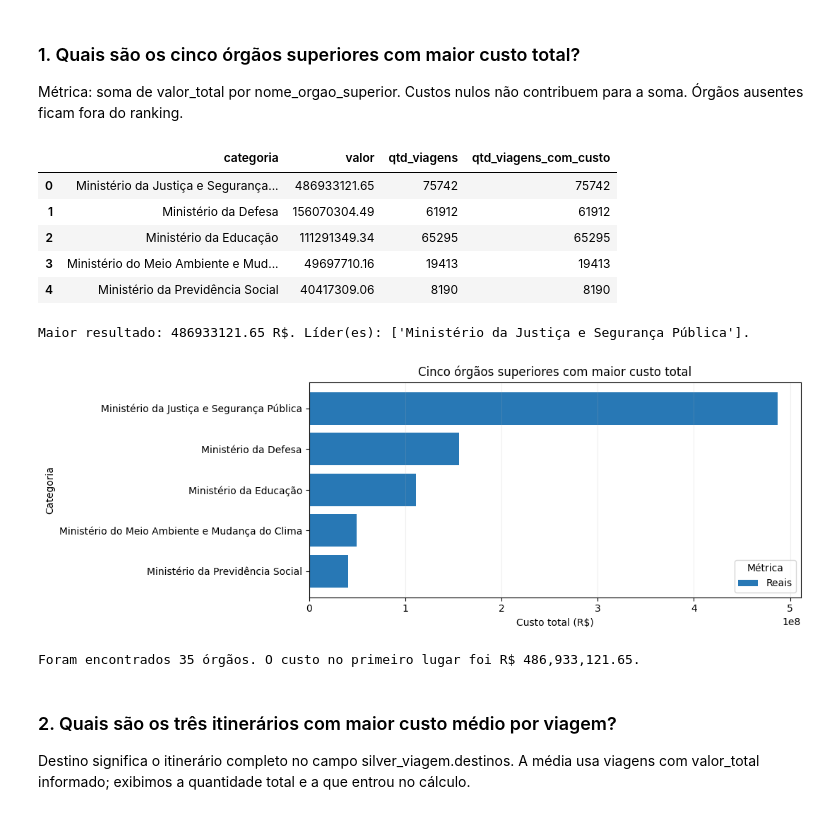
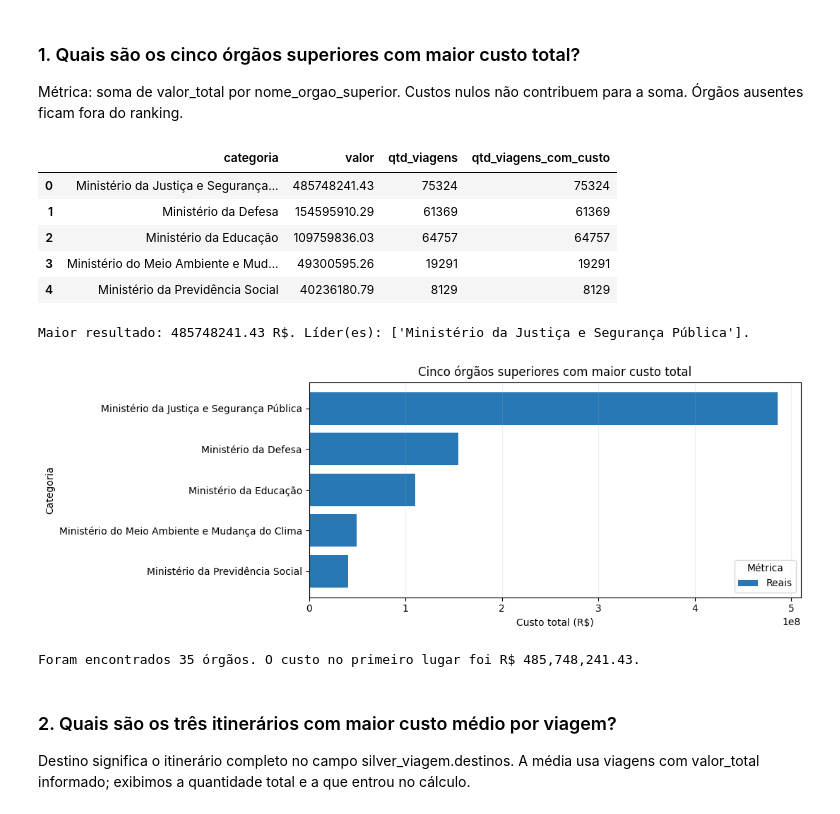
Before and after one commit to cudo80/projeto_avaliativo_modulo1_turma05, a Jupyter notebook: postgresql/3_analise.ipynb, the cells around one changed output. Drawn from its saved outputs; the diff is of its cells as text; code cells hidden in the pictures.

```diff
--- a/postgresql/3_analise.ipynb
+++ b/postgresql/3_analise.ipynb
@@ -129,33 +129,34 @@ Métrica: soma de valor_total por nome_orgao_superior. Custos nulos não contrib
 # %%
 """Consulta o custo total e o número de viagens por órgão superior.
 
 Ordena pelo custo decrescente e usa o nome como critério de desempate."""
 sql_orgaos = """
 SELECT btrim(nome_orgao_superior) AS categoria,
        sum(valor_total) AS valor, count(*) AS qtd_viagens,
        count(valor_total) AS qtd_viagens_com_custo
 FROM silver_viagem
 WHERE nullif(btrim(nome_orgao_superior), '') IS NOT NULL
+  AND situacao = 'Realizada'
 GROUP BY btrim(nome_orgao_superior)
 ORDER BY valor DESC NULLS LAST, categoria
 """
 orgaos = consultar(sql_orgaos)
 top_orgaos = classificar(orgaos, 5, "R$")
 grafico_barras(top_orgaos, "Cinco órgãos superiores com maior custo total",
                "Custo total (R$)", "Reais")
 if not top_orgaos.empty:
     print(f"Foram encontrados {len(orgaos)} órgãos. "
           f"O custo no primeiro lugar foi R$ {top_orgaos.iloc[0]['valor']:,.2f}.")
 # %% [output]
 |  | categoria | valor | qtd_viagens | qtd_viagens_com_custo |
-| 0 | Ministério da Justiça e Segurança... | 486933121.65 | 75742 | 75742 |
-| 1 | Ministério da Defesa | 156070304.49 | 61912 | 61912 |
-| 2 | Ministério da Educação | 111291349.34 | 65295 | 65295 |
-| 3 | Ministério do Meio Ambiente e Mud... | 49697710.16 | 19413 | 19413 |
-| 4 | Ministério da Previdência Social | 40417309.06 | 8190 | 8190 |
+| 0 | Ministério da Justiça e Segurança... | 485748241.43 | 75324 | 75324 |
+| 1 | Ministério da Defesa | 154595910.29 | 61369 | 61369 |
+| 2 | Ministério da Educação | 109759836.03 | 64757 | 64757 |
+| 3 | Ministério do Meio Ambiente e Mud... | 49300595.26 | 19291 | 19291 |
+| 4 | Ministério da Previdência Social | 40236180.79 | 8129 | 8129 |
-Maior resultado: 486933121.65 R$. Líder(es): ['Ministério da Justiça e Segurança Pública'].
+Maior resultado: 485748241.43 R$. Líder(es): ['Ministério da Justiça e Segurança Pública'].
 [figure]
-Foram encontrados 35 órgãos. O custo no primeiro lugar foi R$ 486,933,121.65.
+Foram encontrados 35 órgãos. O custo no primeiro lugar foi R$ 485,748,241.43.
 # %% [markdown]
 ### 2. Quais são os três itinerários com maior custo médio por viagem?
 
```
Also changed, not shown: parts of 9 cells of this notebook, 2 other files.
